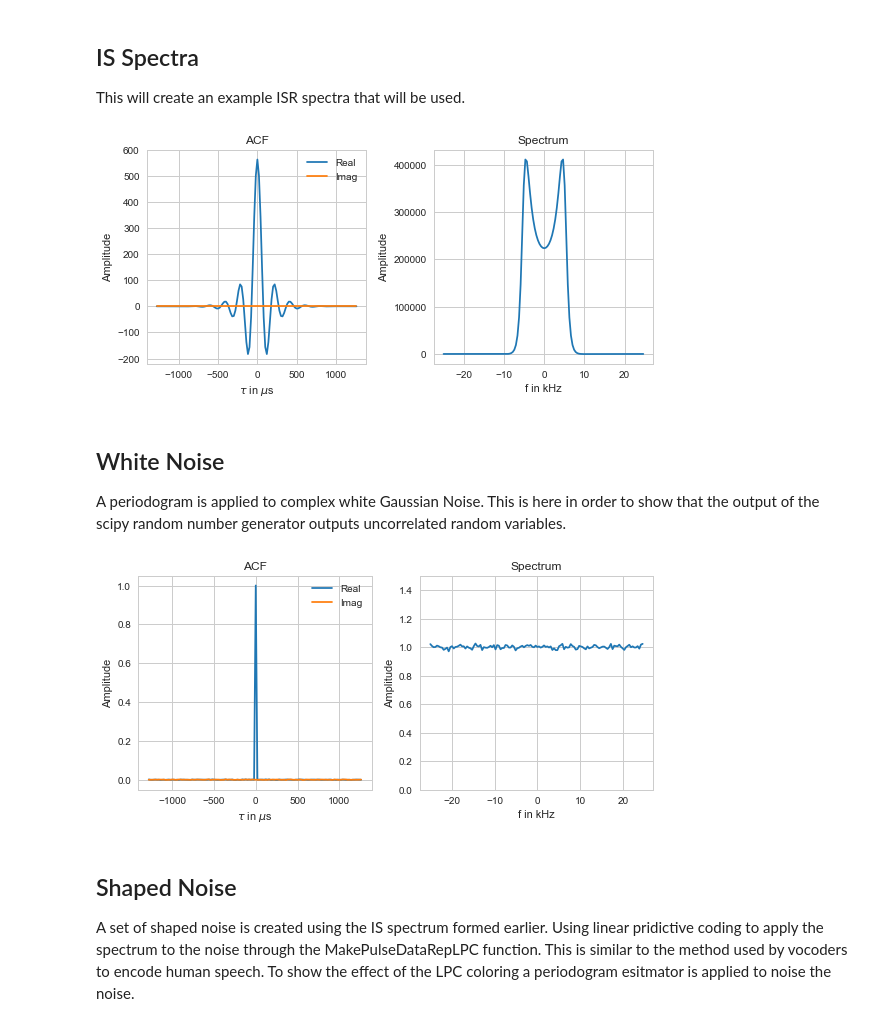
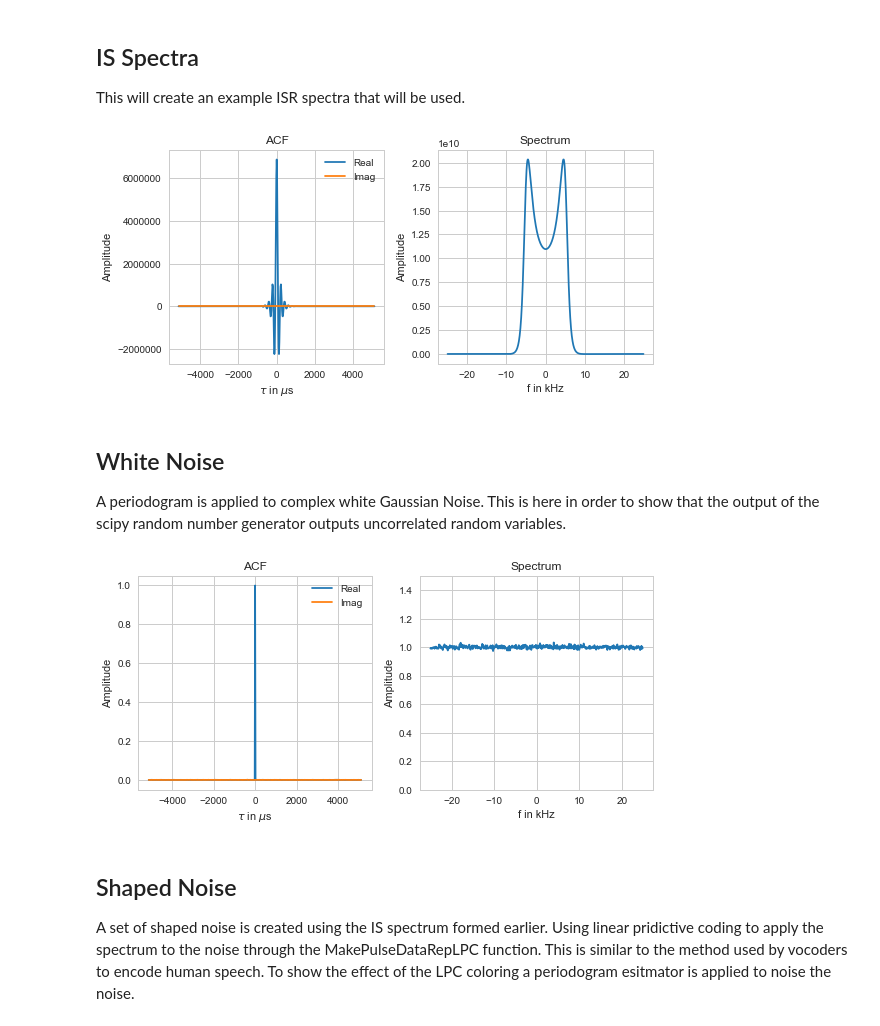
Before and after one commit to jswoboda/SimISR, a Jupyter notebook: ExampleNotebooks/SpecEstimator.ipynb, the cells around one changed output. Saved outputs shown, nothing was run; the diff lists cells and outputs as text; code cells hidden in the pictures.

```diff
--- a/ExampleNotebooks/SpecEstimator.ipynb
+++ b/ExampleNotebooks/SpecEstimator.ipynb
@@ -38,9 +19,8 @@ The backend was *originally* set to 'module://ipykernel.pylab.backend_inline' by
 Set the number of points desired for the averaging and length of spectra. Also set up seaborn formats.
 # %%
 spfreq=50e3
-nspec=128
+nspec=512
 rep1=10000
-Npnts=2**7
 # setup seaborne
 sns.set_style("whitegrid")
 sns.set_context("notebook")
@@ -50,26 +30,28 @@ This will create an example ISR spectra that will be used.
 # %%
 ISpec_ion = ISRSpectrum(centerFrequency = 449e6, nspec=nspec, sampfreq=spfreq,dFlag=False)
 
 species=['O+','e-']
 databloc = sp.array([[1.66e10,1e3],[1.66e10,2.5e3]])
 
-f,cur_spec = ISpec_ion.getspecsep(databloc,species)
+f,cur_spec,rcs = ISpec_ion.getspecsep(databloc,species,rcsflag=True)
+specsum = sp.absolute(cur_spec).sum()
+cur_spec = len(cur_spec)*cur_spec*rcs/specsum
 tau,acf=spect2acf(f,cur_spec)
 
 fig,ax = plt.subplots(1,2,sharey=False, figsize=(8,4),facecolor='w')
 rp,imp=ax[0].plot(tau*1e6,acf.real,tau*1e6,acf.imag)
 ax[0].legend([rp,imp],['Real','Imag'])
 ax[0].set_ylabel('Amplitude')
 ax[0].set_title('ACF')
 ax[0].set_xlabel(r'$\tau$ in $\mu$s')
 
 ax[1].plot(f*1e-3,cur_spec.real)
 ax[1].set_ylabel('Amplitude')
 ax[1].set_title('Spectrum')
 ax[1].set_xlabel(r'f in kHz')
 fig.tight_layout()
 # %% [output]
-[figure, old version]
+[figure, new version]
 # %% [markdown]
 ## White Noise
 A periodogram is applied to complex white Gaussian Noise. This is here in order to show that the output of the scipy random number generator outputs uncorrelated random variables.
@@ -94,7 +76,7 @@ ax2[1].set_xlabel(r'f in kHz')
 ax2[1].set_ylim([0.,1.5])
 fig2.tight_layout()
 # %% [output]
-[figure, old version]
+[figure, new version]
 # %% [markdown]
 ## Shaped Noise
 A set of shaped noise is created using the IS spectrum formed earlier. Using linear pridictive coding to apply the spectrum to the noise through the MakePulseDataRepLPC function. This is similar to the method used by vocoders to encode human speech. To show the effect of the LPC coloring a periodogram esitmator is applied to noise the noise.
```
Also changed, not shown: parts of 4 cells of this notebook, 5 other files.
